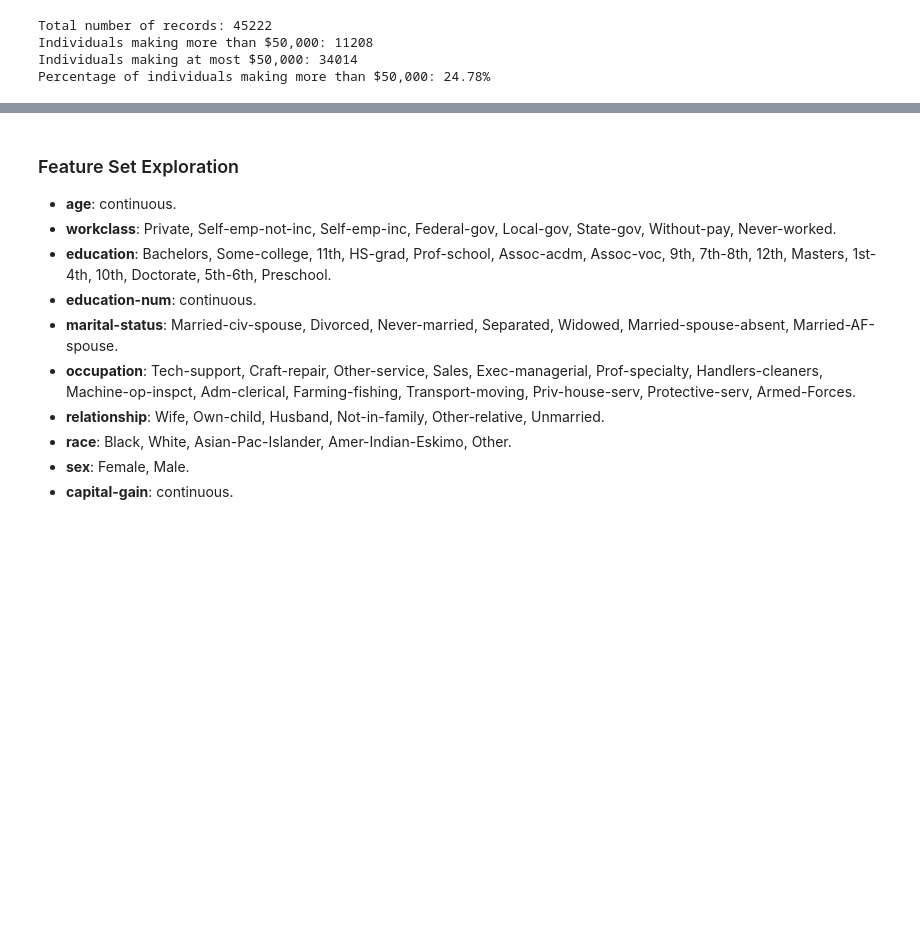
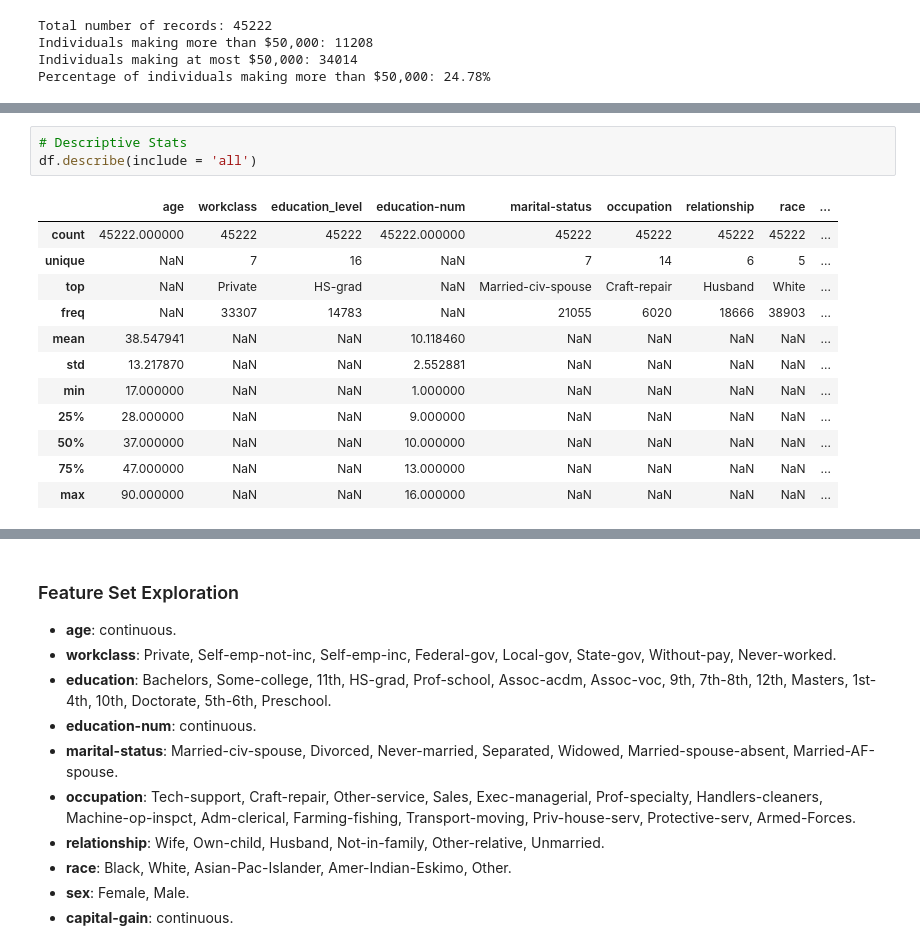
Before and after one commit to leonisawesome/charity_ml, a Jupyter notebook: finding_charity_ml_doners.ipynb, the cells around one changed output, grey strips where cells are left out. Drawn from its saved outputs; the diff is of its cells as text; blank space fills up the shorter version.

```diff
--- a/finding_charity_ml_doners.ipynb
+++ b/finding_charity_ml_doners.ipynb
@@ -54,0 +73,16 @@ Percentage of individuals making more than $50,000: 24.78%
+# %%
+# Descriptive Stats
+df.describe(include = 'all')
+# %% [output]
+|  | age | workclass | education_level | education-num | marital-status | occupation | relationship | race | ... |
+| count | 45222.000000 | 45222 | 45222 | 45222.000000 | 45222 | 45222 | 45222 | 45222 | ... |
+| unique | NaN | 7 | 16 | NaN | 7 | 14 | 6 | 5 | ... |
+| top | NaN | Private | HS-grad | NaN | Married-civ-spouse | Craft-repair | Husband | White | ... |
+| freq | NaN | 33307 | 14783 | NaN | 21055 | 6020 | 18666 | 38903 | ... |
+| mean | 38.547941 | NaN | NaN | 10.118460 | NaN | NaN | NaN | NaN | ... |
+| std | 13.217870 | NaN | NaN | 2.552881 | NaN | NaN | NaN | NaN | ... |
+| min | 17.000000 | NaN | NaN | 1.000000 | NaN | NaN | NaN | NaN | ... |
+| 25% | 28.000000 | NaN | NaN | 9.000000 | NaN | NaN | NaN | NaN | ... |
+| 50% | 37.000000 | NaN | NaN | 10.000000 | NaN | NaN | NaN | NaN | ... |
+| 75% | 47.000000 | NaN | NaN | 13.000000 | NaN | NaN | NaN | NaN | ... |
+| max | 90.000000 | NaN | NaN | 16.000000 | NaN | NaN | NaN | NaN | ... |
```
Also changed, not shown: parts of 16 cells of this notebook.
